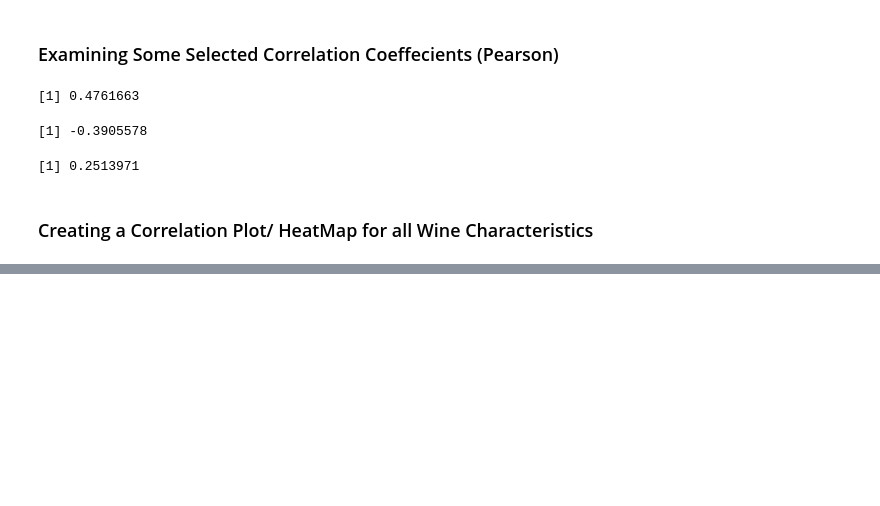
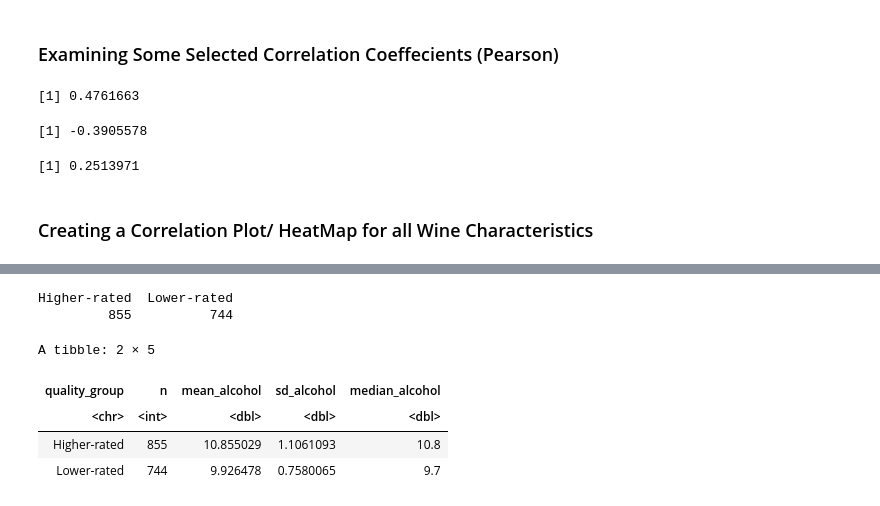
Before and after one commit to juhigrover18/stat300-project, a Jupyter notebook: STAT300_Project (1).ipynb, the cells around one changed output, grey strips where cells are left out. Cells and saved outputs as stored; diff of their text form; code cells hidden in the pictures; blank space fills up the shorter version.

```diff
--- a/STAT300_Project (1).ipynb
+++ b/STAT300_Project (1).ipynb
@@ -154,0 +167,32 @@ Installing package into ‘/home/jupyter/R/x86_64-pc-linux-gnu-library/4.5’
+# %%
+# create quality groups
+wine <- wine |>
+    mutate(
+        quality_group = if_else(
+            quality >= 6,
+            "Higher-rated",
+            "Lower-rated"
+        )
+    )
+
+# check group sizes
+table(wine$quality_group)
+# %% [output]
+Higher-rated  Lower-rated
+         855          744
+# %%
+# summary statistics by quality group
+wine |>
+  group_by(quality_group) |>
+  summarise(
+    n = n(),
+    mean_alcohol = mean(alcohol),
+    sd_alcohol = sd(alcohol),
+    median_alcohol = median(alcohol)
+  )
+# %% [output]
+A tibble: 2 × 5
+| quality_group | n | mean_alcohol | sd_alcohol | median_alcohol |
+| <chr> | <int> | <dbl> | <dbl> | <dbl> |
+| Higher-rated | 855 | 10.855029 | 1.1061093 | 10.8 |
+| Lower-rated | 744 | 9.926478 | 0.7580065 | 9.7 |
```
Also changed, not shown: parts of 9 cells of this notebook.
